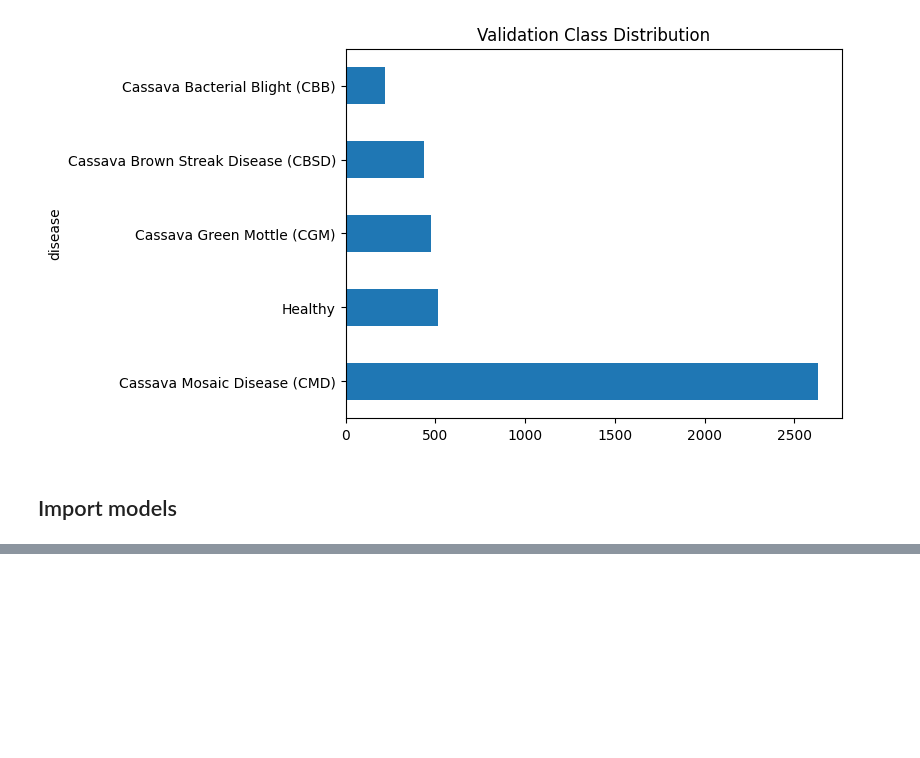
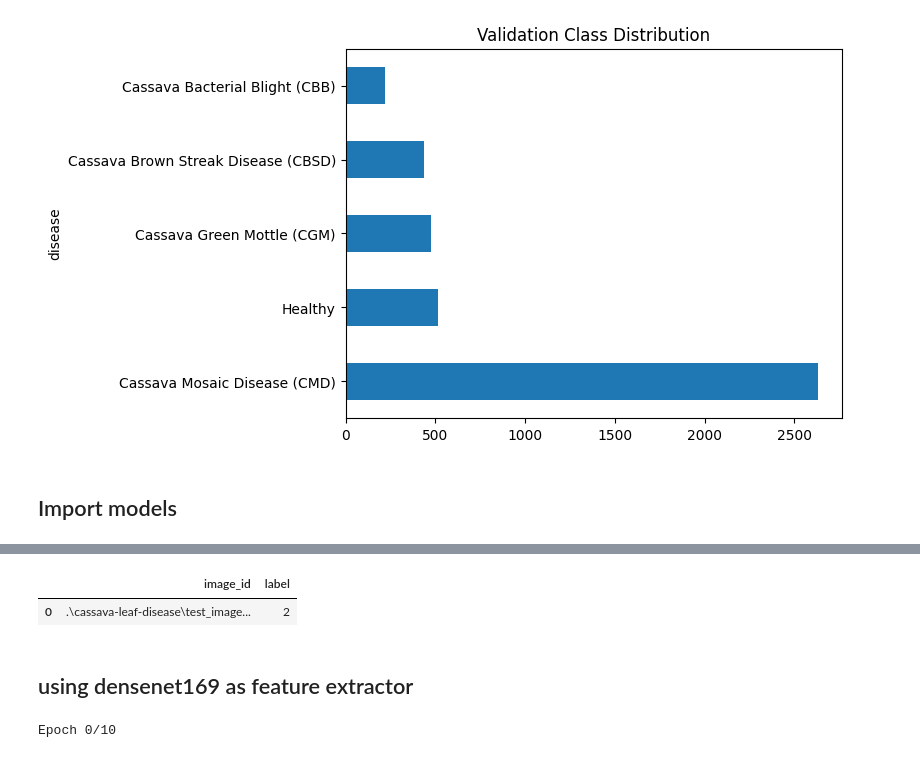
Before and after one commit to loser564/SC4000-Leaf-Project, a Jupyter notebook: cassava.ipynb, the cells around one changed output, grey strips where cells are left out. Saved outputs shown, nothing was run; the diff lists cells and outputs as text; code cells hidden in the pictures; blank space fills up the shorter version.

```diff
--- a/cassava.ipynb
+++ b/cassava.ipynb
@@ -146,0 +181,5 @@ denseNet169_model = models.densenet169(pretrained=True)
+# %%
+# check train_ds
+for image, label in train_ds.take(1):
+    print(image.shape)
+    print(label.shape)
@@ -146,0 +189,17 @@ denseNet169_model = models.densenet169(pretrained=True)
+# %%
+early_stopping = tf.keras.callbacks.EarlyStopping(
+    monitor='val_loss',
+    patience=3,
+    restore_best_weights=True
+)
+
+learning_rate_reduction = tf.keras.callbacks.ReduceLROnPlateau(
+    monitor='val_loss',
+    patience=2,
+    factor=0.5,
+    min_lr=1e-6,
+    verbose=1
+)
+# %%
+model_cropnet.compile(optimizer='adam', loss='sparse_categorical_crossentropy', metrics=['accuracy'])
+model_cropnet.fit(train_ds, validation_data=valid_ds, epochs=10, callbacks=[early_stopping, learning_rate_reduction])
@@ -146,0 +227,22 @@ denseNet169_model = models.densenet169(pretrained=True)
+# %%
+# run test images
+test_images = tf.data.Dataset.list_files('./cassava-leaf-disease/test_images/*.jpg')
+test_images = test_images.map(lambda x: (x, tf.zeros_like(x)))
+
+# Map the loading and preprocessing function to the datasets
+test_ds = test_images.map(load_and_preprocess_image).batch(32).prefetch(buffer_size=tf.data.experimental.AUTOTUNE)
+
+# get the predictions
+test_preds = model_cropnet.predict(test_ds)
+
+# get the predicted labels
+test_preds = np.argmax(test_preds, axis=1)
+
+# get the image ids
+image_ids = [image[0].numpy().decode('utf-8').split('/')[-1] for image in test_images]
+
+# create a dataframe
+submission = pd.DataFrame({'image_id': image_ids, 'label': test_preds})
+
+submission
+# %% [output]
@@ -146,0 +250,4 @@ denseNet169_model = models.densenet169(pretrained=True)
+|  | image_id | label |
+| 0 | .\cassava-leaf-disease\test_image... | 2 |
+# %% [markdown]
+## using densenet169 as feature extractor
@@ -146,0 +329,32 @@ denseNet169_model = models.densenet169(pretrained=True)
+# %%
+
+# Train the model
+num_epochs = 10
+for epoch in range(num_epochs):
+    print(f'Epoch {epoch}/{num_epochs}')
+    for images, labels in train_loader:
+        outputs = denseNet169_model(images)
+        loss = criterion(outputs, labels)
+
+        optimizer.zero_grad()
+        loss.backward()
+        optimizer.step()
+        early_stopping.early_stop(loss.item())
+
+
+    print(f'Epoch [{epoch}/{num_epochs}], Loss: {loss.item()}')
+
+# Test the model
+denseNet169_model.eval()
+with torch.no_grad():
+    correct = 0
+    total = 0
+    for images, labels in valid_loader:
+        outputs = denseNet169_model(images)
+        _, predicted = torch.max(outputs.data, 1)
+        total += labels.size(0)
+        correct += (predicted == labels).sum().item()
+
+    print(f'Accuracy: {100 * correct / total}%')
+# %% [output]
+Epoch 0/10
```
Also changed, not shown: parts of 17 cells of this notebook.
